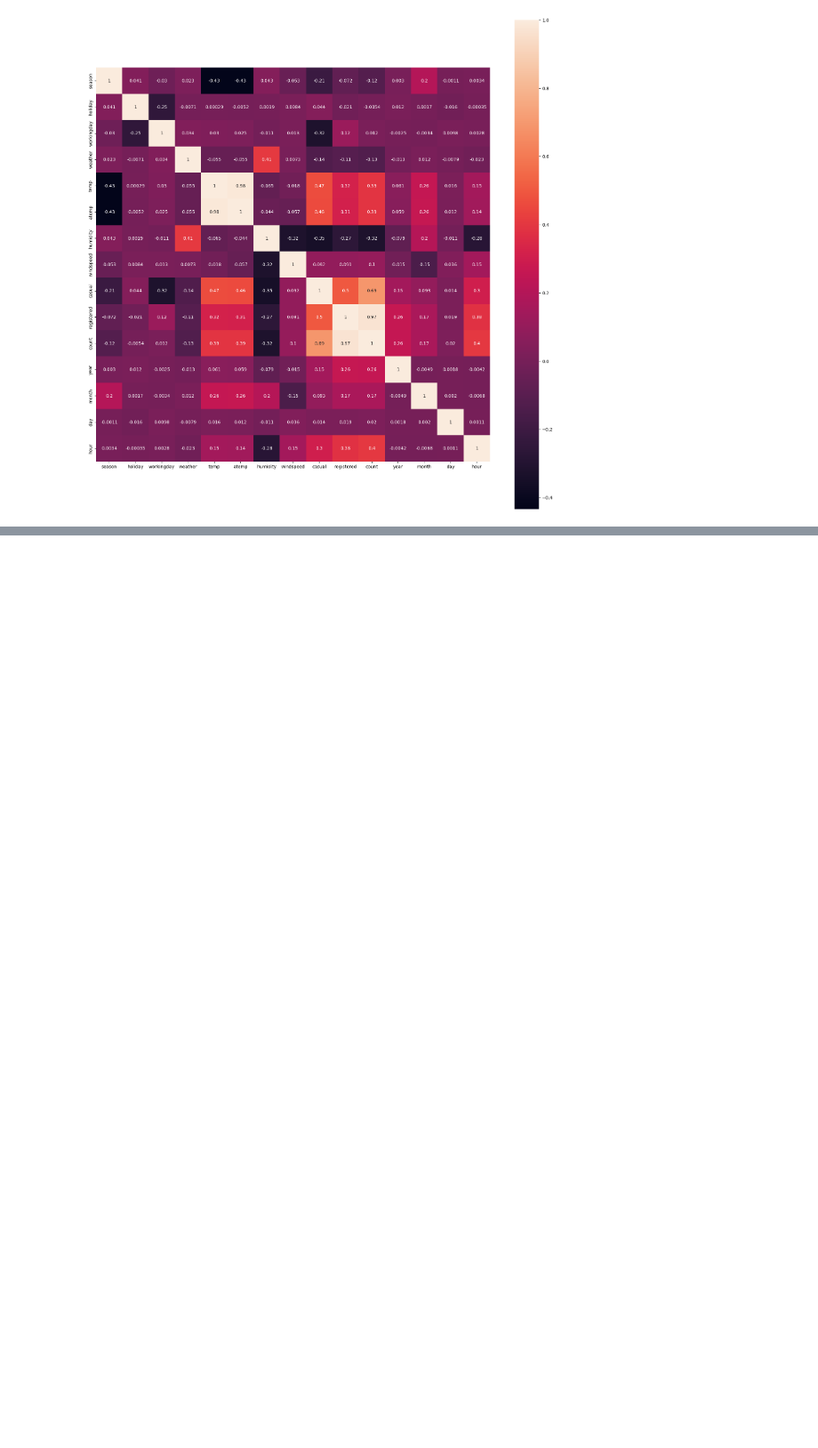
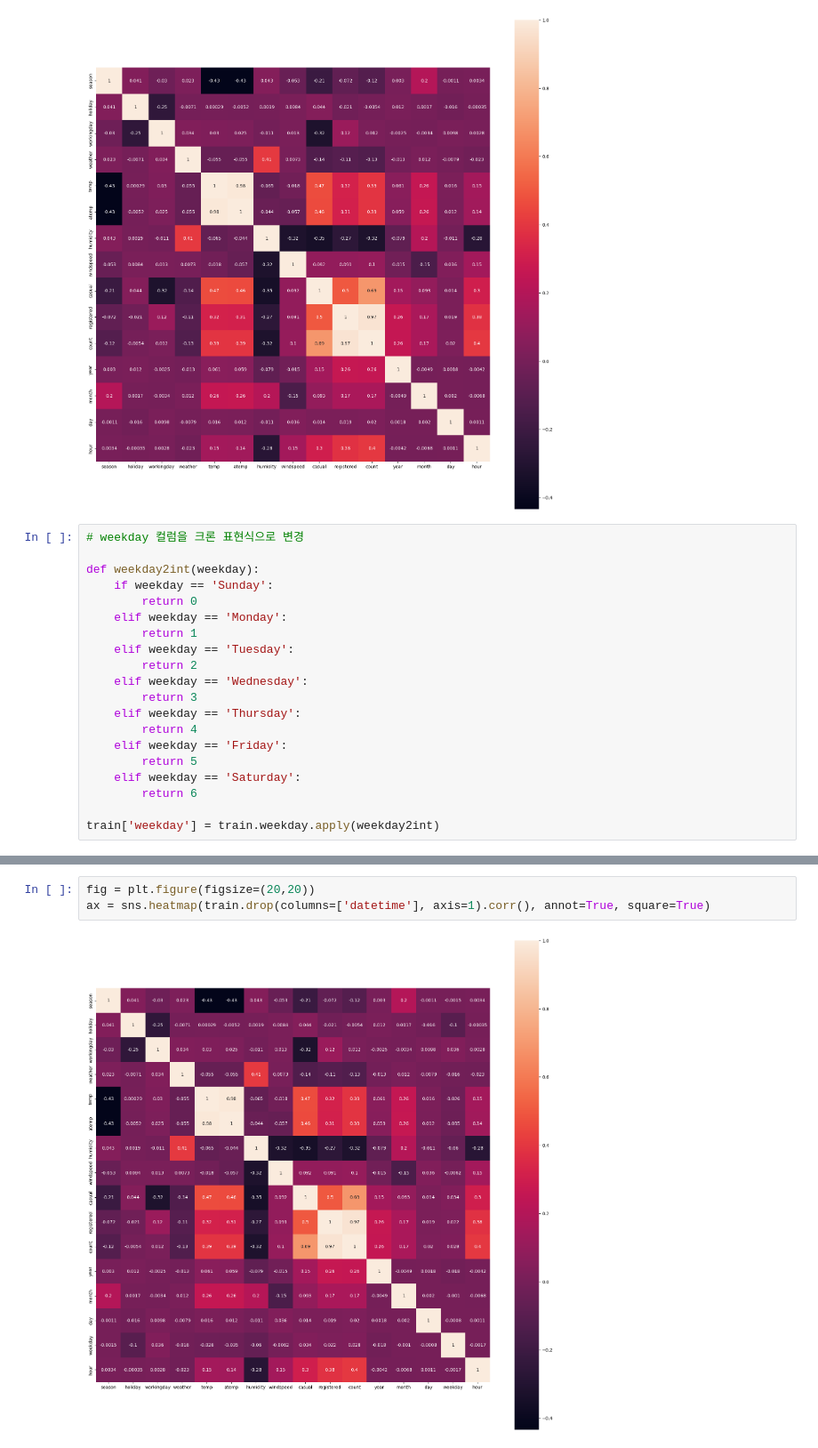
Before and after one commit to Ja-efan/DataScience, a Jupyter notebook: bike_sharing_demand.ipynb, the cells around one changed output, grey strips where cells are left out. Shown at 89% size. Cells and saved outputs as stored; diff of their text form; blank space fills up the shorter version.

```diff
--- a/bike_sharing_demand.ipynb
+++ b/bike_sharing_demand.ipynb
@@ -304,3 +304,23 @@ fig = plt.figure(figsize=(20,20))
 ax = sns.heatmap(train.drop(columns=['datetime', 'weekday'], axis=1).corr(), annot=True, square=True)
 # %% [output]
 [figure]
+# %%
+# weekday 컬럼을 크론 표현식으로 변경
+
+def weekday2int(weekday):
+    if weekday == 'Sunday':
+        return 0
+    elif weekday == 'Monday':
+        return 1
+    elif weekday == 'Tuesday':
+        return 2
+    elif weekday == 'Wednesday':
+        return 3
+    elif weekday == 'Thursday':
+        return 4
+    elif weekday == 'Friday':
+        return 5
+    elif weekday == 'Saturday':
+        return 6
+
+train['weekday'] = train.weekday.apply(weekday2int)
@@ -306,0 +336,5 @@ ax = sns.heatmap(train.drop(columns=['datetime', 'weekday'], axis=1).corr(), ann
+# %%
+fig = plt.figure(figsize=(20,20))
+ax = sns.heatmap(train.drop(columns=['datetime'], axis=1).corr(), annot=True, square=True)
+# %% [output]
+[figure, added]
```
Also changed, not shown: parts of 3 cells of this notebook.
